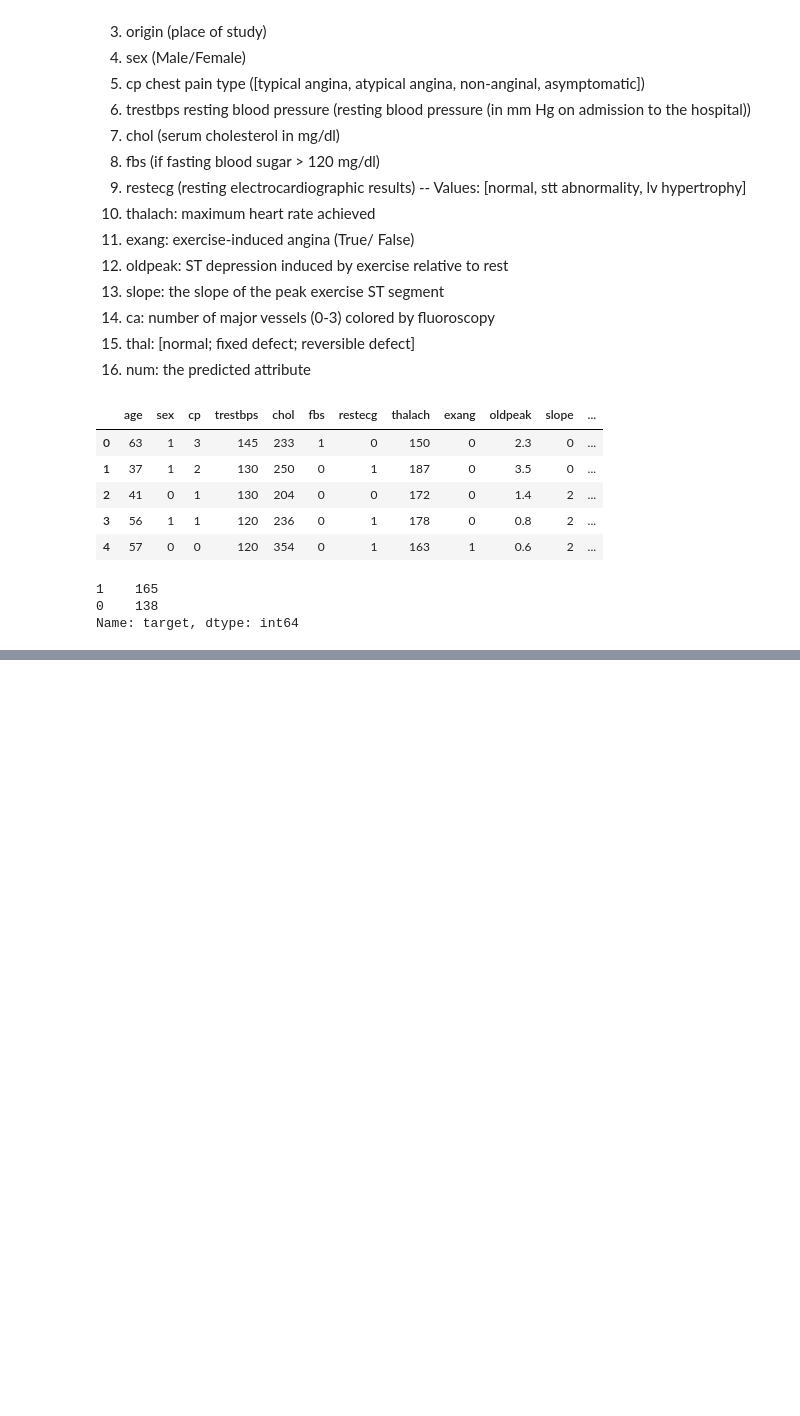
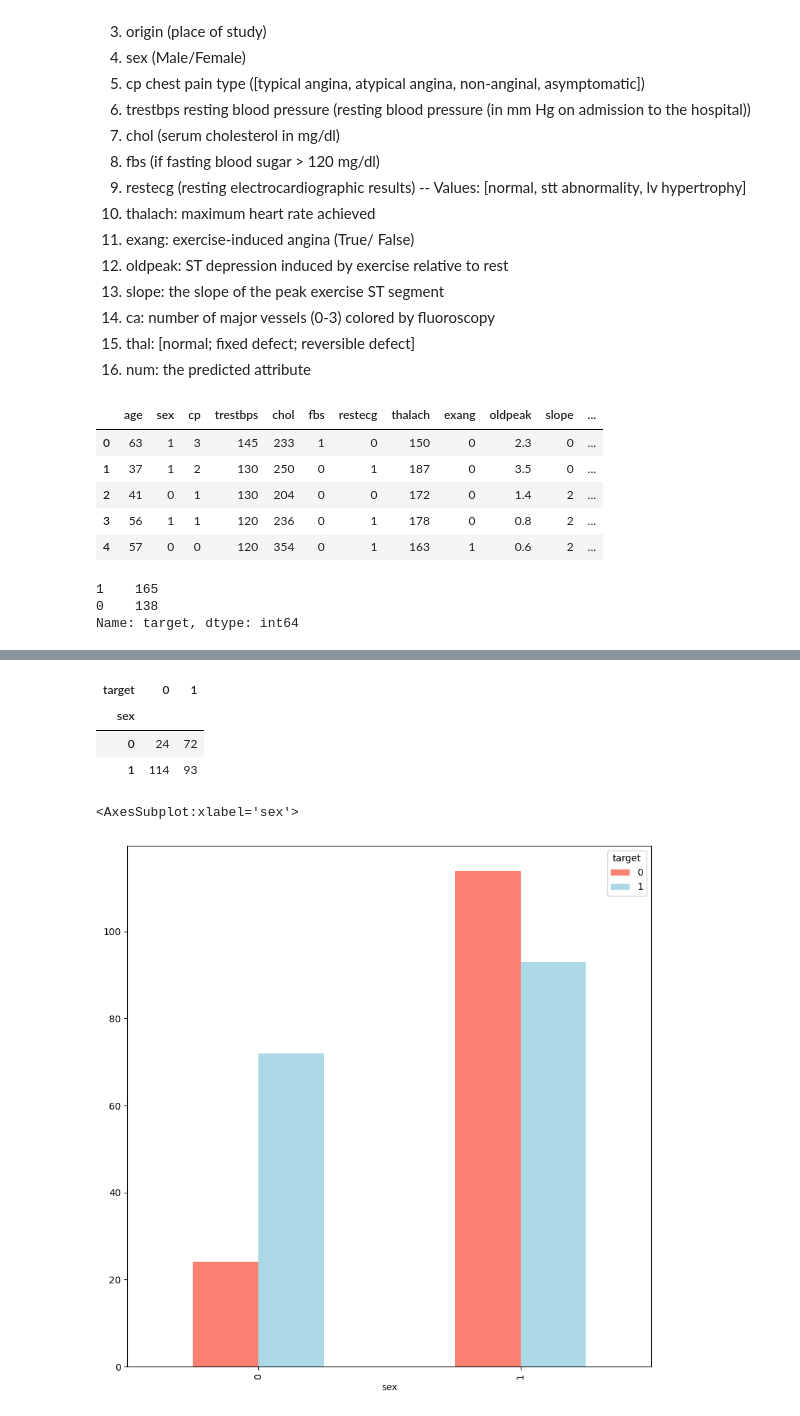
Before and after one commit to Dinindu-Tharuka/Predicting-Heart-Decease-Machine-Learning, a Jupyter notebook: Untitled.ipynb, the cells around one changed output, grey strips where cells are left out. Saved outputs shown, nothing was run; the diff lists cells and outputs as text; code cells hidden in the pictures; blank space fills up the shorter version.

Commit message:
comparing target and sex

```diff
--- a/Untitled.ipynb
+++ b/Untitled.ipynb
@@ -69,0 +108,14 @@ Text(0.5, 0, '1 = Positive, 0 = Negative')
+# %%
+# comparing sexand target
+
+pd.crosstab(df.sex, df.target)
+# %% [output]
+| target | 0 | 1 |
+| sex |  |  |
+| 0 | 24 | 72 |
+| 1 | 114 | 93 |
+# %%
+pd.crosstab(df.sex, df.target).plot(kind='bar', figsize=(10, 10), color=['salmon', 'lightblue'])
+# %% [output]
+<AxesSubplot:xlabel='sex'>
+[figure, added]
```
Also changed, not shown: parts of 4 cells of this notebook.
